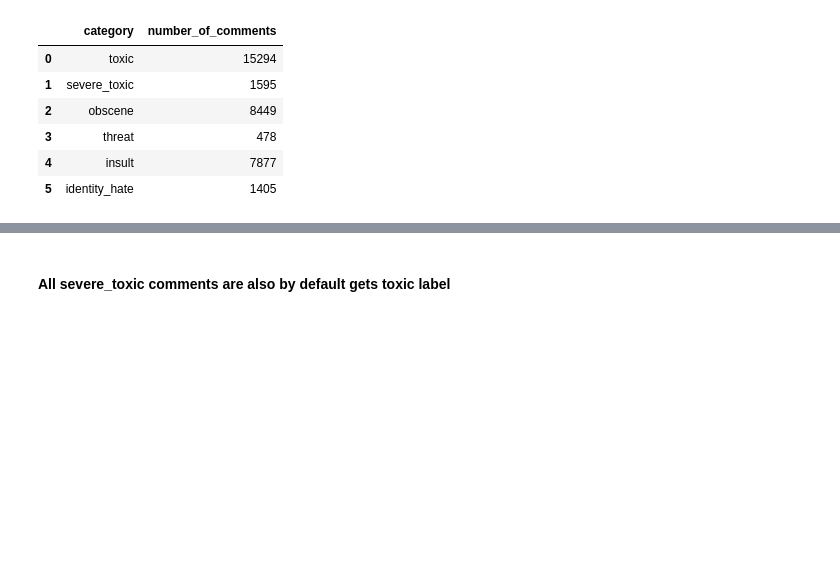
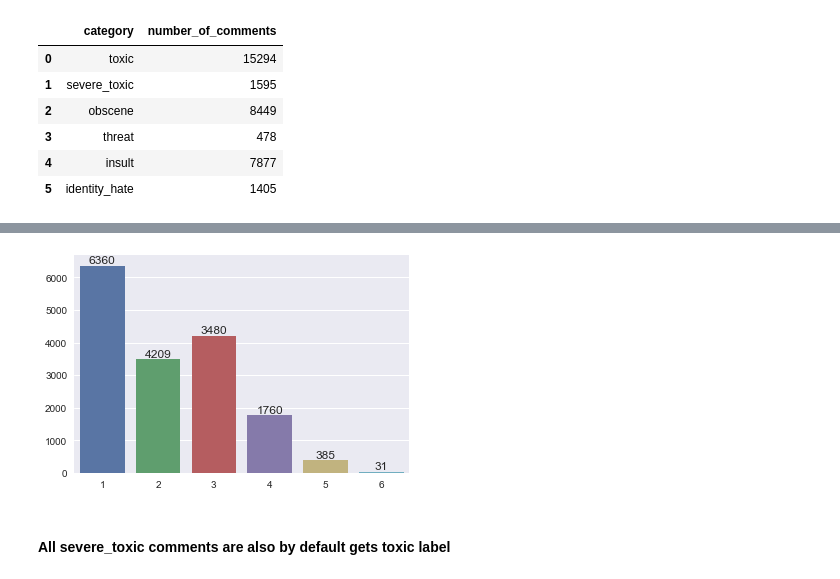
Before and after one commit to Navjotbians/toxic-comment-classifier, a Jupyter notebook: Notebooks/EDA.ipynb, the cells around one changed output, grey strips where cells are left out. Saved outputs shown, nothing was run; the diff lists cells and outputs as text; code cells hidden in the pictures; blank space fills up the shorter version.

```diff
--- a/Notebooks/EDA.ipynb
+++ b/Notebooks/EDA.ipynb
@@ -88,3 +96,13 @@ plt.show()
+# %%
+ax = sns.barplot(x.index, x.values)
+rects = ax.patches
+labels = x.values
+for rect, label in zip(rects, labels):
+    height = rect.get_height()
+    ax.text(rect.get_x() + rect.get_width()/2, height + 5, label, ha='center', va='bottom')
+plt.show()
+# %% [output]
+[figure, added]
 # %% [markdown]
 #### All severe_toxic comments are also by default gets toxic label
 # %%
```
Also changed, not shown: parts of 12 cells of this notebook.
